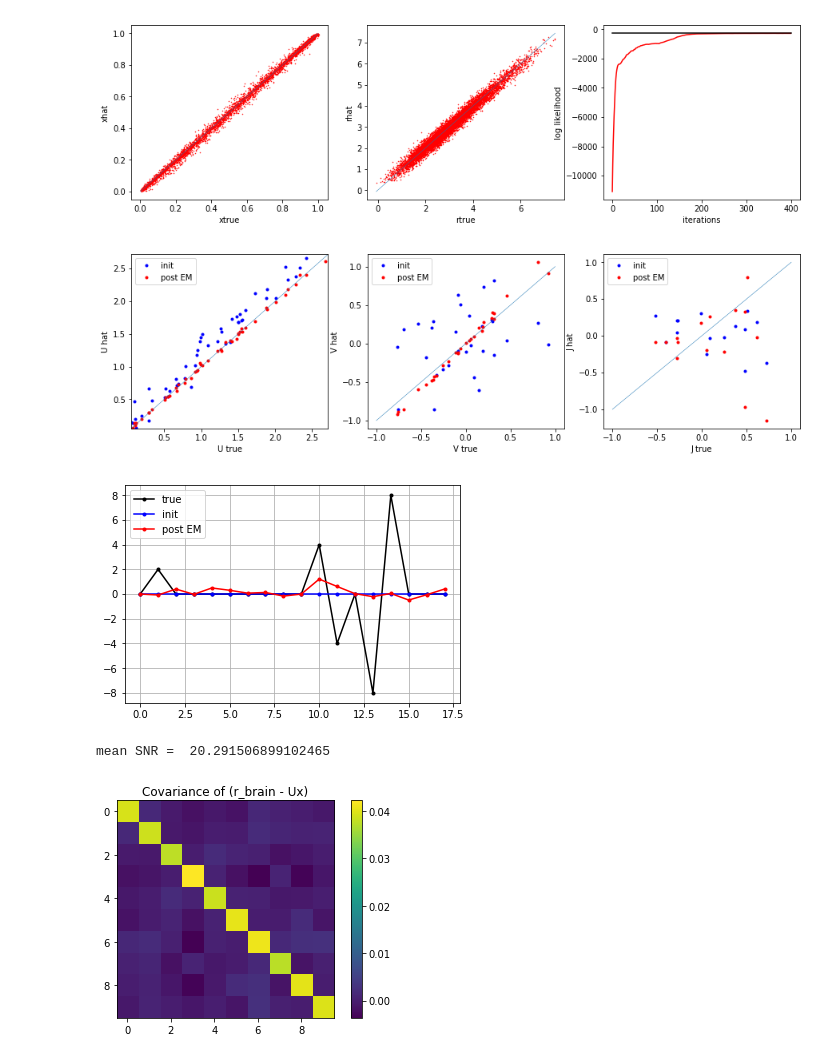
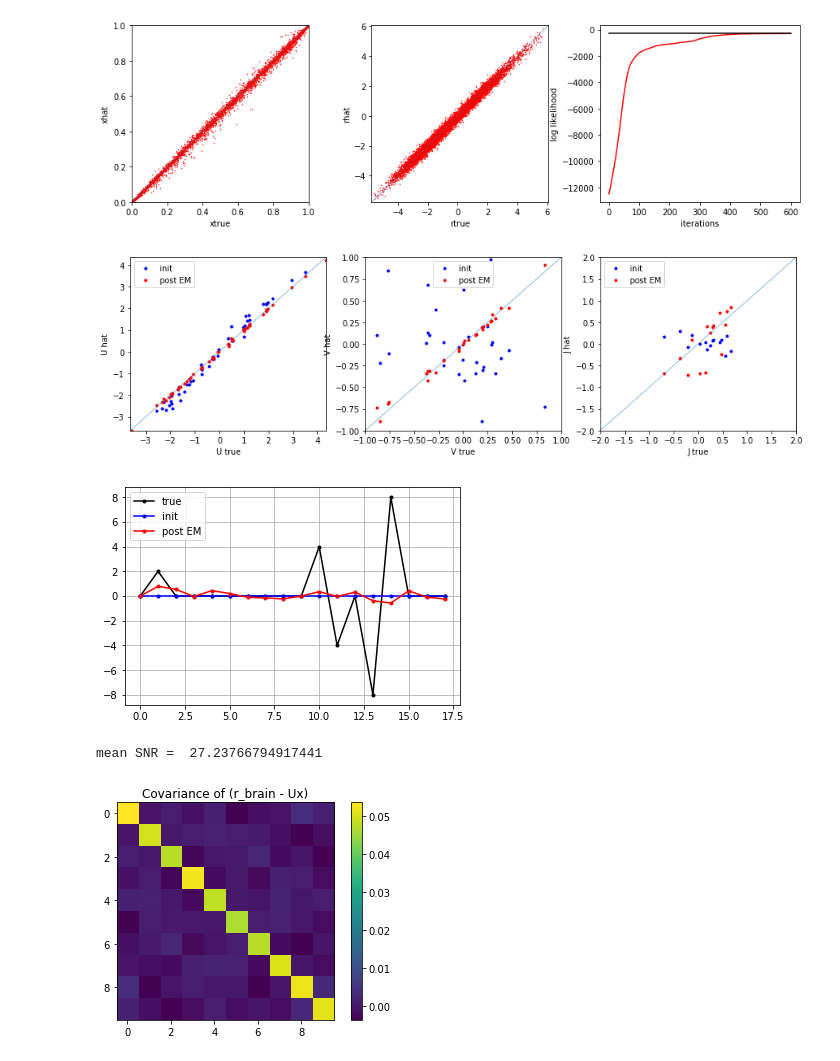
Before and after one commit to XaqLab/InferringInference, a Jupyter notebook: notebooks/PF-experiments.ipynb, the cells around one changed output. Saved outputs shown, nothing was run; the diff lists cells and outputs as text; code cells hidden in the pictures.

```diff
--- a/notebooks/PF-experiments.ipynb
+++ b/notebooks/PF-experiments.ipynb
@@ -14,8 +14,8 @@ Nr = 10   # No. of neurons
 Ny = 6
 
 # Noise covariances
-q_process = 1e-5
-q_obs     = 0.04
+q_process = 1e-6
+q_obs     = 0.05
 Q_process = q_process*np.eye(Ns)    # process noise
 Q_obs     = q_obs*np.eye(Nr)        # use zero noise in train inputs to RNN
 
@@ -35,7 +35,7 @@ ground truth TAP model parameters
 lam = np.array([0.25])  # low pass filtering constant for the TAP dynamics
 G   = np.array([0,2,0,0,0,0,0,0,0,0,4,-4,0,-8,8,0,0,0]) # message passing parameters of the TAP equation
 J   = 2*Create_J(Ns, sparsity_J, Jtype, self_coupling_on) # Coupling matrix
-U   = 3*np.random.rand(Nr,Ns) # embedding matrix
+U   = 2*np.random.randn(Nr,Ns) # embedding matrix
 
 if Ns <= Ny:
     V = np.linalg.svd(np.random.randn(Ns,Ny), full_matrices=False)[2]
@@ -49,7 +49,7 @@ theta = np.concatenate([lam, G, JMatToVec(J), U.flatten('F'), V.flatten('F') ])
 Generate measurements
 """
 
-B, T, T_clip  = 100, 50, 0
+B, T, T_clip  = 200, 50, 0
 T_low, T_high = 2, 5
 x, y = generate_trainingdata_numpy(theta, params, B, T, T_clip, T_low, T_high)[0:2]
 
@@ -151,7 +154,8 @@ Run PF with true values of parameters
 Np = 100 # No. of particles to use
 
 with torch.no_grad():
-    LL_tp, x_tp, P_tp, W_tp = particlefilter_torch(G, J, U, V, lam, r_brain, y, P_process, P_obs, Np)
+    # LL_tp, x_tp, P_tp, W_tp = particlefilter_torch(G, J, U, V, lam, r_brain, y, P_process, P_obs, Np)
+    LL_tp, x_tp, P_tp, W_tp = particlefilter_torch(G, J, U, V, lam, r_brain, y, Q_process, Q_obs, Np)
 
 r_tp = torch.matmul(U,x_tp[...,1:])
 
@@ -160,7 +164,8 @@ Run PF with initial values of parameters
 """
 t_st = time.time()
 with torch.no_grad():
-    LL_hat, x_hat, P_hat, W_hat = particlefilter_torch(G_hat, J_hat, U_hat, V_hat, lam, r_brain, y, P_process, P_obs, Np)
+    # LL_hat, x_hat, P_hat, W_hat = particlefilter_torch(G_hat, J_hat, U_hat, V_hat, lam, r_brain, y, P_process, P_obs, Np)
+    LL_hat, x_hat, P_hat, W_hat = particlefilter_torch(G_hat, J_hat, U_hat, V_hat, lam, r_brain, y, Q_process, Q_obs, Np)
 
 t_en = time.time()
 print('time elapsed =',np.round(1000*(t_en - t_st))/1000, 's')
@@ -198,12 +209,11 @@ plt.show()
 # %%
 # Run PF-EM
 
-lrate      = 5e-2
+lrate      = 1e-2
 opt_params = [G_hat,J_hat,U_hat, V_hat]
-NEpochs    = 400
+NEpochs    = 600
 LLVec      = []
 optimizer  = torch.optim.Adam(opt_params,lr=lrate, betas=(0.9, 0.999))
-
 
 t_st = time.time()
 
@@ -213,7 +223,8 @@ for epoch in range(NEpochs):
     optimizer.zero_grad()
 
     # E-step
-    C = Qfunction_torch(G_hat, J_hat, U_hat, V_hat, lam, r_brain[...,T_st:], y[...,T_st:], P_hat[...,T_st:], W_hat, P_process, P_obs)
+    # C = Qfunction_torch(G_hat, J_hat, U_hat, V_hat, lam, r_brain[...,T_st:], y[...,T_st:], P_hat[...,T_st:], W_hat, P_process, P_obs)
+    C = Qfunction_torch(G_hat, J_hat, U_hat, V_hat, lam, r_brain[...,T_st:], y[...,T_st:], P_hat[...,T_st:], W_hat, Q_process, Q_obs)
 
     # M-step
     C.backward()
@@ -222,12 +233,13 @@ for epoch in range(NEpochs):
 
     # Run PF again to get posterior for E-step
     with torch.no_grad():
-        LL_hat, x_hat, P_hat, W_hat = particlefilter_torch(G_hat, J_hat, U_hat, V_hat, lam, r_brain, y, P_process, P_obs, Np)
+        # LL_hat, x_hat, P_hat, W_hat = particlefilter_torch(G_hat, J_hat, U_hat, V_hat, lam, r_brain, y, P_process, P_obs, Np)
+        LL_hat, x_hat, P_hat, W_hat = particlefilter_torch(G_hat, J_hat, U_hat, V_hat, lam, r_brain, y, Q_process, Q_obs, Np)
 
     LLVec.append(LL_hat.mean())
 
     if (epoch+1) % 50 == 0:
-        print('[%d] training loss: %.5f' %(epoch + 1, LL_hat.mean()))
+        print('[%d] log likelihood: %.5f' %(epoch + 1, LL_hat.mean()))
 
 t_en = time.time()
 
@@ -250,6 +266,7 @@ Plotting results
 """
 
 T_st = 10
+B = x.shape[2]
 
 G_hat_ = G_hat.detach().cpu().data.numpy()
 J_hat_ = J_hat.detach().cpu().data.numpy()
@@ -271,14 +288,19 @@ fig, ax = plt.subplots(1,3,figsize=(15,4))
 ax[0].plot(x[:,T_st:,:].flatten(), np.dot(PermMat.T, np.reshape(x_hat_[:,T_st:],[Ns,B*(T+T_clip+1-T_st)])).flatten(),'r.',markersize=1)
 ax[0].plot([0,1],[0,1],linewidth=0.5)
 ax[0].set(xlabel='xtrue', ylabel='xhat')
+ax[0].axis('square')
+ax[0].axis([0,1,0,1])
 
 ax[1].plot(r_brain[...,T_st:].data.numpy().flatten(),r_hat_[...,T_st:].flatten(),'r.',markersize=1)
 ax[1].plot([rmin,rmax],[rmin,rmax],linewidth=0.5)
 ax[1].set(xlabel='rtrue', ylabel='rhat')
+ax[1].axis('square')
+ax[1].axis([rmin,rmax,rmin,rmax])
 
 ax[2].plot(torch.stack(LLVec).data.numpy(),'r')
 ax[2].plot([0,len(LLVec)],LL_tp.mean().item()*np.ones([2]),'k')
 ax[2].set(xlabel='iterations', ylabel='log likelihood')
+#plt.savefig('Dynamics.pdf')
 plt.show()
 
 # Figure 2
@@ -297,37 +319,41 @@ umax = U.max().item()
 umin = U.min().item()
 
 ax[0].plot(U.detach().numpy().flatten(),np.dot(U_init,PermMat_init).flatten(),'b.')
 ax[0].plot(U.detach().numpy().flatten(),np.dot(U_hat_,PermMat).flatten(),'r.')
 
 ax[0].plot([umin,umax],[umin,umax],Linewidth=0.5)
 ax[0].axis([umin,umax,umin,umax])
 ax[0].set(xlabel='U true', ylabel='U hat')
 ax[0].legend(['init', 'post EM'])
 
 ax[1].plot(V.numpy().flatten(),np.dot(PermMat.T, V_init).flatten(),'b.')
 ax[1].plot(V.numpy().flatten(),np.dot(PermMat.T, V_hat_).flatten(),'r.')
 ax[1].plot([-1,1],[-1,1],linewidth=0.5)
+ax[1].axis([-1,1,-1,1])
 ax[1].set(xlabel='V true', ylabel='V hat')
 ax[1].legend(['init', 'post EM'])
 
 ax[2].plot(JMatToVec_torch(J,device,dtype).numpy(),JMatToVec(Jinit),'b.')
 ax[2].plot(JMatToVec_torch(J,device,dtype).numpy(),JMatToVec(Jhat),'r.')
-ax[2].plot([-1,1],[-1,1],linewidth=0.5)
+ax[2].plot([-2,2],[-2,2],linewidth=0.5)
+ax[2].axis([-2,2,-2,2])
 ax[2].set(xlabel='J true', ylabel='J hat')
 ax[2].legend(['init', 'post EM'])
+#plt.savefig('Parameters.pdf')
 plt.show()
 
 # Plot G
 plt.plot(G.data.numpy(),'k.-')
 plt.plot(G_init,'b.-')
 plt.plot(G_hat_,'r.-')
 plt.legend(['true','init','post EM'])
 plt.grid(True)
+#plt.savefig('G.pdf')
 plt.show()
 # %% [output]
-[figure, old version]
+[figure, new version]
-[figure, old version]
+[figure, new version]
-[figure, old version]
+[figure, new version]
 # %%
 """
 SNR checks
@@ -343,10 +369,11 @@ print('mean SNR = ', np.mean(np.diag(C_sig)/np.diag(C_err)))
 plt.imshow(C_err)
 plt.title('Covariance of (r_brain - Ux)')
 plt.colorbar()
+#plt.savefig('Rcovariance.pdf')
 plt.show()
 # %% [output]
-mean SNR =  20.291506899102465
+mean SNR =  27.23766794917441
-[figure, old version]
+[figure, new version]
 # %%
 """
 Validate on new measurements
```
Also changed, not shown: parts of 7 cells of this notebook, 4 other files.
